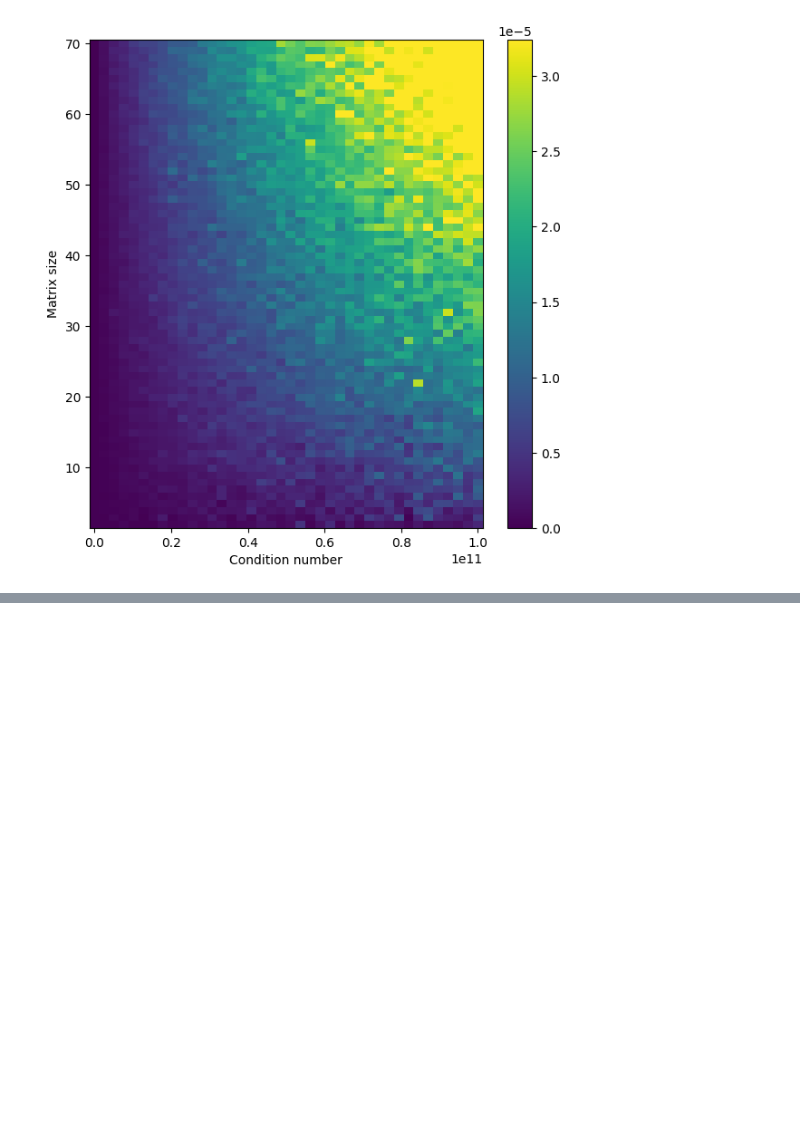
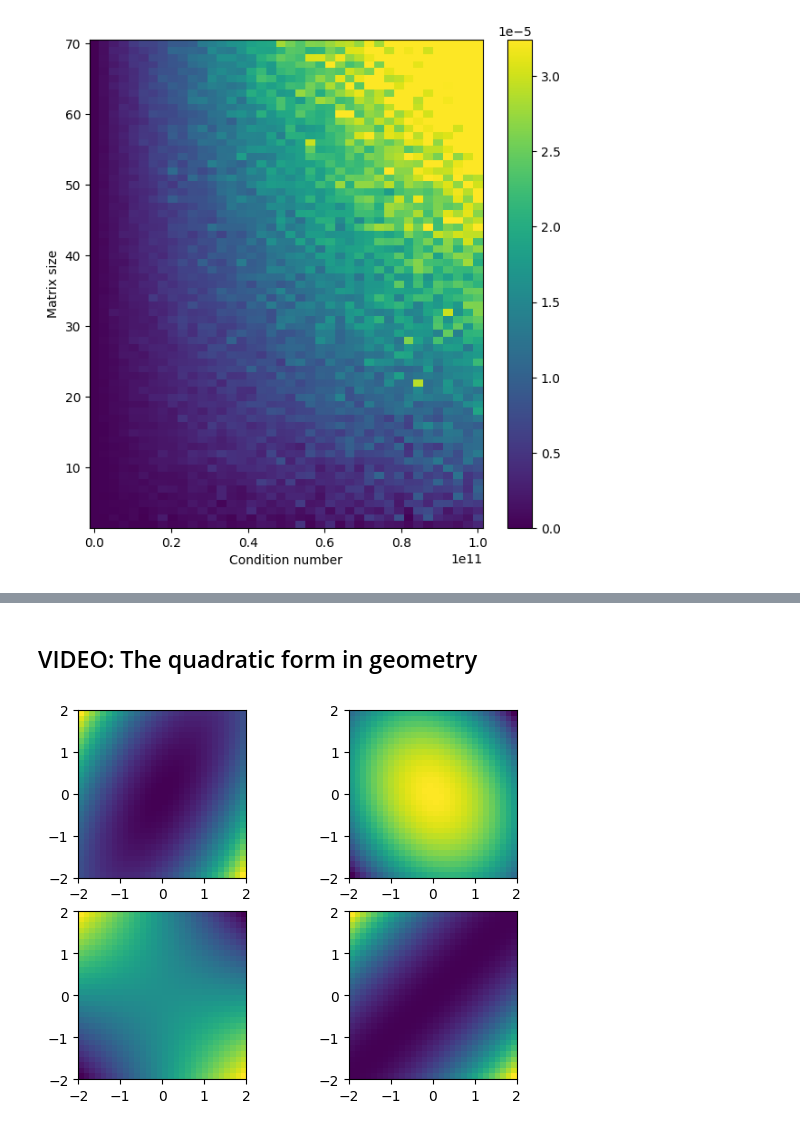
Before and after one commit to barzansaeedpour/foundations-of-machine-learning, a Jupyter notebook: 01_Mathematics-for-Machine-Learning/01_linear-algebra/01_linear-algebra.ipynb, the cells around one changed output, grey strips where cells are left out. Cells and saved outputs as stored; diff of their text form; code cells hidden in the pictures; blank space fills up the shorter version.

```diff
--- a/01_Mathematics-for-Machine-Learning/01_linear-algebra/01_linear-algebra.ipynb
+++ b/01_Mathematics-for-Machine-Learning/01_linear-algebra/01_linear-algebra.ipynb
@@ -3952,0 +3989,34 @@ plt.show()
+# %% [markdown]
+## VIDEO: The quadratic form in geometry
+# %%
+#some different matrices
+S = np.zeros((4,),dtype=np.object_)
+S[0] = [[4,4],[4,9]]
+S[1] = [[-4,-1],[3,-5]]
+S[2] = [[0,1],[2,0]]
+S[3] = [[1,1],[1,1]]
+
+#range for vector w
+n = 30
+wRange = np.linspace(-2,2,n)
+
+#intialize quadratic form matrix
+qf = np.zeros((n,n))
+
+for i in range(4):
+    #compute QF
+    for xi in range(n):
+        for yi in range(n):
+            #this w
+            w = np.transpose([wRange[xi],wRange[yi]])
+
+            #QF
+            qf[xi,yi] = w.T@S[i]@w
+
+    #show the map
+    plt.subplot(2,2,i+1)
+    plt.imshow(qf,extent=[wRange[0],wRange[-1],wRange[0],wRange[-1]])
+
+plt.show()
+# %% [output]
+[figure, added]
```
Also changed, not shown: parts of 4 cells of this notebook.
